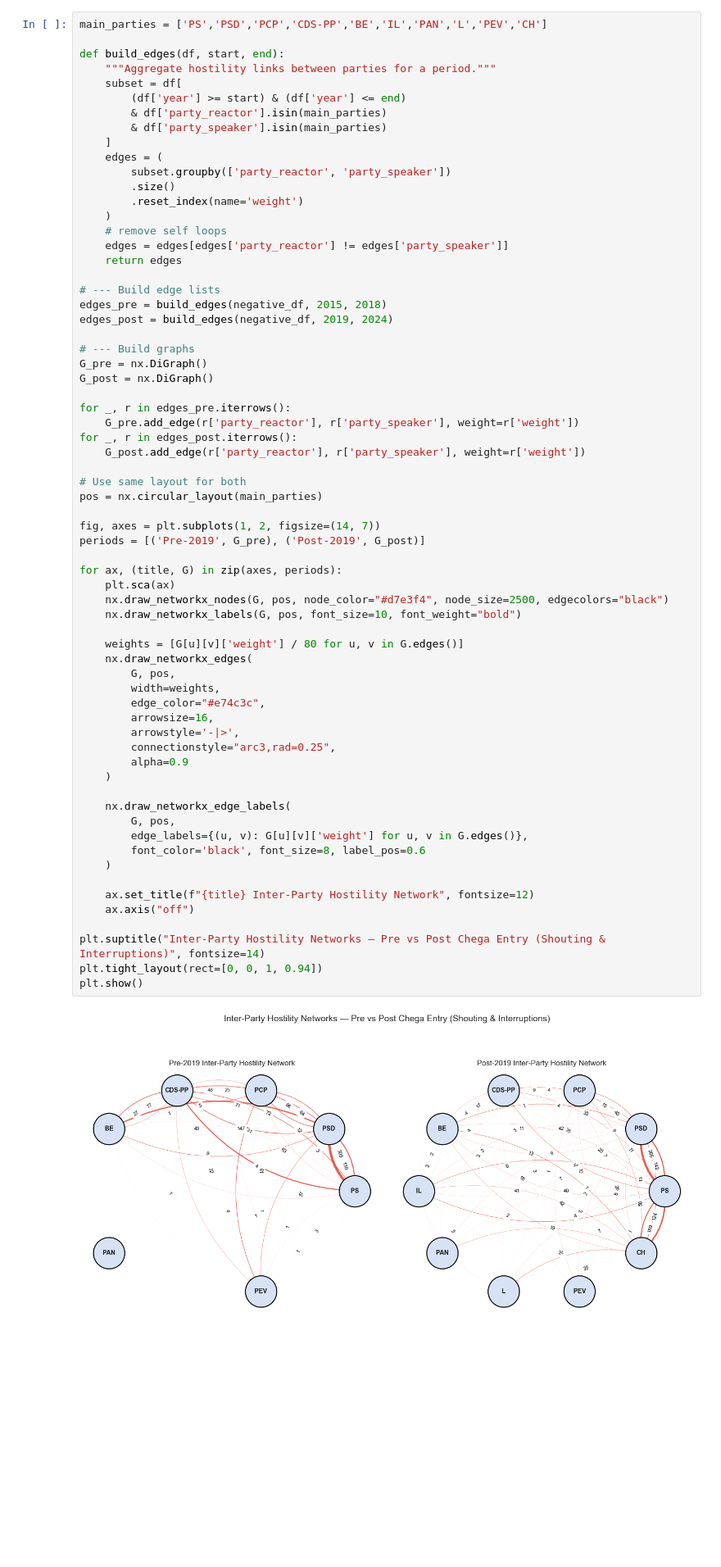
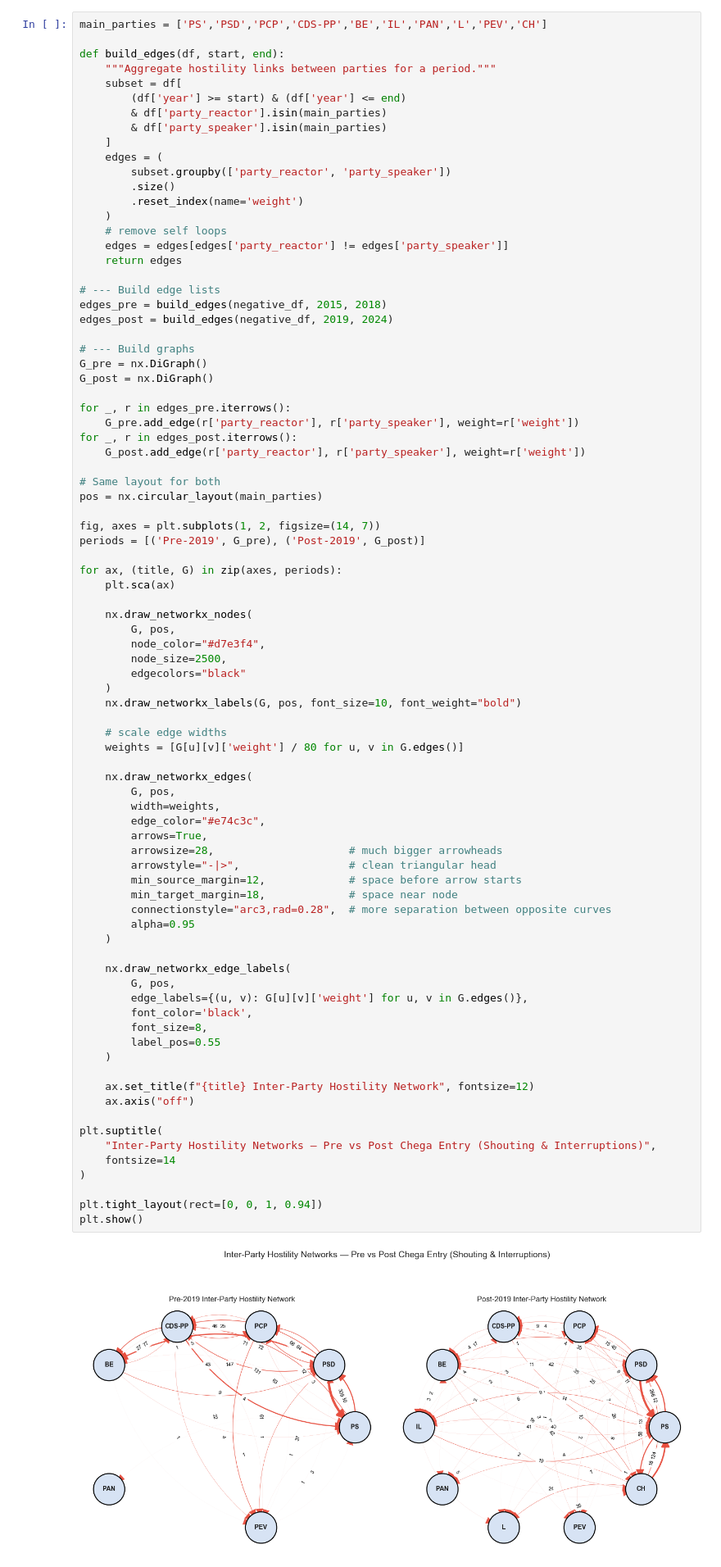
Before and after one commit to elisaonder/master-thesis, a Jupyter notebook: EDA_+_Regression.ipynb, the cells around one changed output. Shown at 82% size. Saved outputs shown, nothing was run; the diff lists cells and outputs as text; blank space fills up the shorter version.

Commit message:
adding arrows

```diff
--- a/EDA_+_Regression.ipynb
+++ b/EDA_+_Regression.ipynb
@@ -1703,42 +1703,59 @@ for _, r in edges_pre.iterrows():
 for _, r in edges_post.iterrows():
     G_post.add_edge(r['party_reactor'], r['party_speaker'], weight=r['weight'])
 
-# Use same layout for both
+# Same layout for both
 pos = nx.circular_layout(main_parties)
 
 fig, axes = plt.subplots(1, 2, figsize=(14, 7))
 periods = [('Pre-2019', G_pre), ('Post-2019', G_post)]
 
 for ax, (title, G) in zip(axes, periods):
     plt.sca(ax)
-    nx.draw_networkx_nodes(G, pos, node_color="#d7e3f4", node_size=2500, edgecolors="black")
+
+    nx.draw_networkx_nodes(
+        G, pos,
+        node_color="#d7e3f4",
+        node_size=2500,
+        edgecolors="black"
+    )
     nx.draw_networkx_labels(G, pos, font_size=10, font_weight="bold")
 
+    # scale edge widths
     weights = [G[u][v]['weight'] / 80 for u, v in G.edges()]
+
     nx.draw_networkx_edges(
         G, pos,
         width=weights,
         edge_color="#e74c3c",
-        arrowsize=16,
-        arrowstyle='-|>',
-        connectionstyle="arc3,rad=0.25",
-        alpha=0.9
+        arrows=True,
+        arrowsize=28,                     # much bigger arrowheads
+        arrowstyle="-|>",                 # clean triangular head
+        min_source_margin=12,             # space before arrow starts
+        min_target_margin=18,             # space near node
+        connectionstyle="arc3,rad=0.28",  # more separation between opposite curves
+        alpha=0.95
     )
 
     nx.draw_networkx_edge_labels(
         G, pos,
         edge_labels={(u, v): G[u][v]['weight'] for u, v in G.edges()},
-        font_color='black', font_size=8, label_pos=0.6
+        font_color='black',
+        font_size=8,
+        label_pos=0.55
     )
 
     ax.set_title(f"{title} Inter-Party Hostility Network", fontsize=12)
     ax.axis("off")
 
-plt.suptitle("Inter-Party Hostility Networks — Pre vs Post Chega Entry (Shouting & Interruptions)", fontsize=14)
+plt.suptitle(
+    "Inter-Party Hostility Networks — Pre vs Post Chega Entry (Shouting & Interruptions)",
+    fontsize=14
+)
+
 plt.tight_layout(rect=[0, 0, 1, 0.94])
 plt.show()
 # %% [output]
-[figure, old version]
+[figure, new version]
 # %% [markdown]
 The comparison between the pre-2019 and post-2019 hostility networks shows that Chega’s arrival transformed not just the volume of interruptions in parliament but also the entire structure of inter-party confrontation. Before Chega entered the assembly, hostility was mostly concentrated within a predictable pattern centred on the longstanding PS-PSD rivalry, with additional but modest tension among PCP, BE, and CDS-PP depending on the issue. This earlier network was relatively contained and followed traditional left-right opposition logic, where reactions were primarily tied to policy disagreements and the natural friction between government and opposition.
 After 2019, the structure shifts noticeably. Chega becomes a new central hub of conflict, drawing reactions from almost every established party. This is not simply because of ideological distance. It reflects Chega’s communication style, which relies heavily on provocation, performance, and disruption to gain visibility. Chega also directs large amounts of hostility toward PS and PSD, signalling a deliberate strategy to present itself as an outsider confronting the political system as a whole. The presence of this new actor increases the density of the entire network. Interactions that were previously peripheral become more frequent because Chega’s interventions pull other parties into responsive behaviour, even those that historically engaged very little in shouting, such as PAN or PEV.
```
Also changed, not shown: parts of 1 cell of this notebook.
